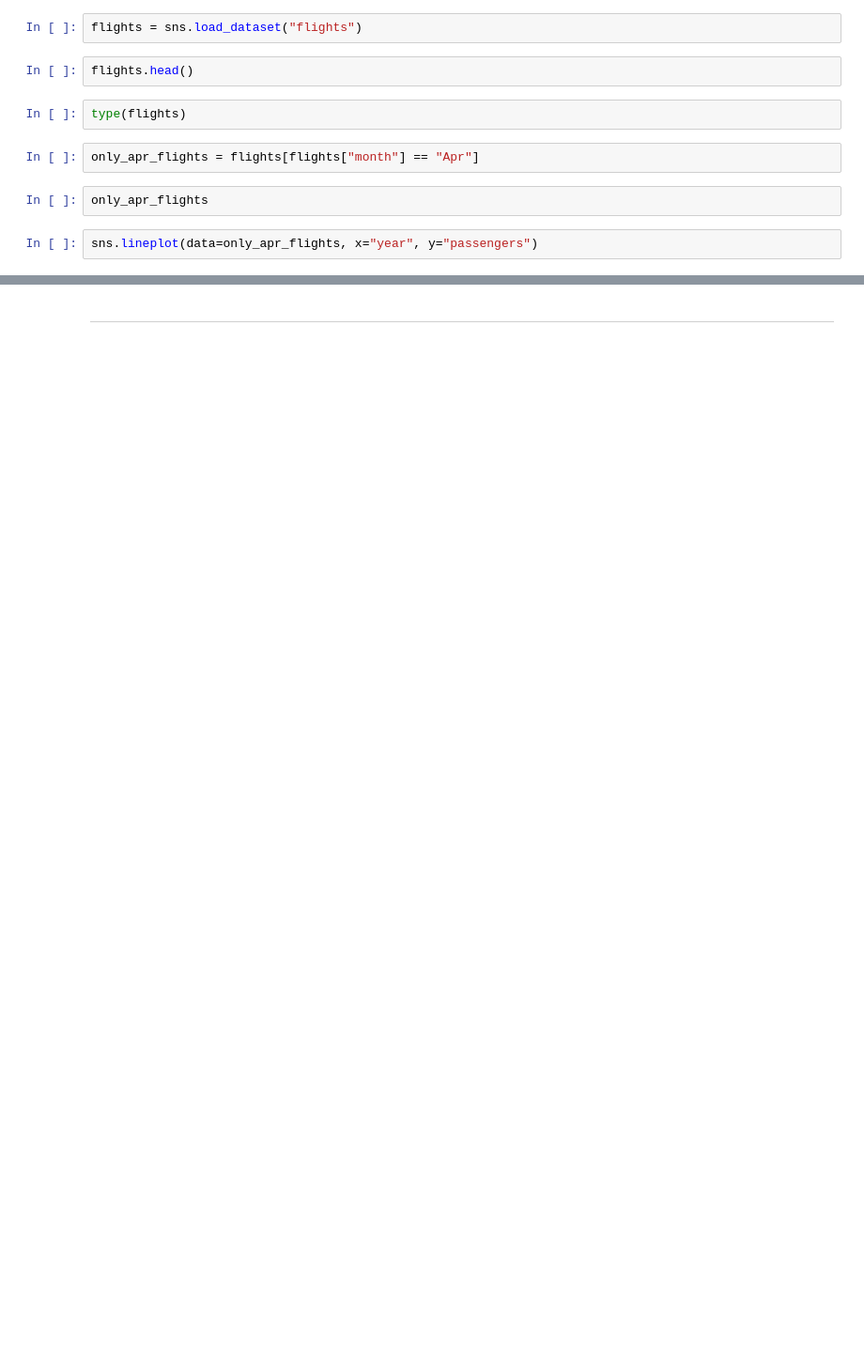
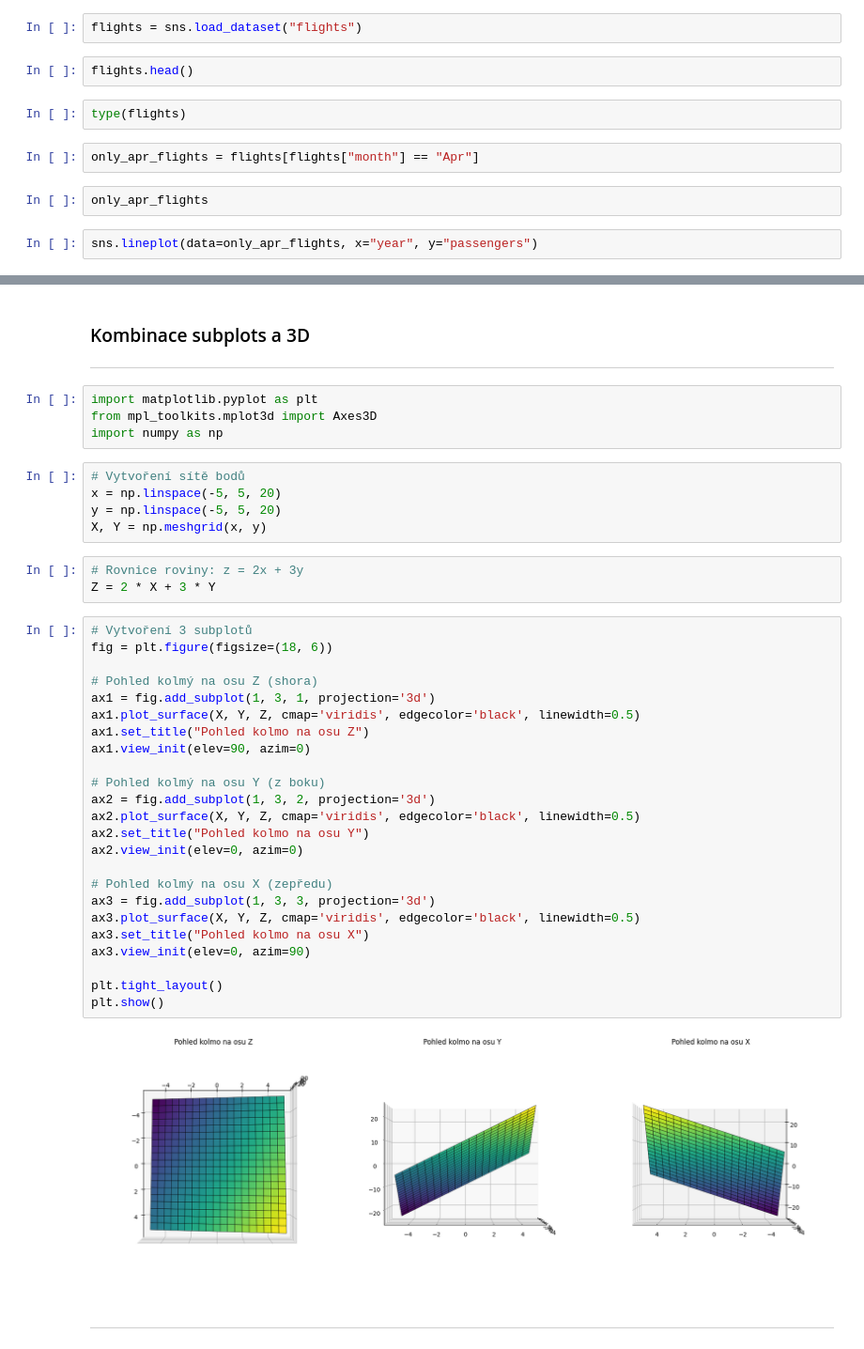
Before and after one commit to Bralor/python-data-2024, a Jupyter notebook: shared/notebooks/lesson07_eop.ipynb, the cells around one changed output, grey strips where cells are left out. Shown at 94% size. Saved outputs shown, nothing was run; the diff lists cells and outputs as text; blank space fills up the shorter version.

```diff
--- a/shared/notebooks/lesson07_eop.ipynb
+++ b/shared/notebooks/lesson07_eop.ipynb
@@ -2106,2 +2206,43 @@ plt.show()
+# %% [markdown]
+### Kombinace subplots a 3D
+---
+# %%
+import matplotlib.pyplot as plt
+from mpl_toolkits.mplot3d import Axes3D
+import numpy as np
+# %%
+# Vytvoření sítě bodů
+x = np.linspace(-5, 5, 20)
+y = np.linspace(-5, 5, 20)
+X, Y = np.meshgrid(x, y)
+# %%
+# Rovnice roviny: z = 2x + 3y
+Z = 2 * X + 3 * Y
+# %%
+# Vytvoření 3 subplotů
+fig = plt.figure(figsize=(18, 6))
+
+# Pohled kolmý na osu Z (shora)
+ax1 = fig.add_subplot(1, 3, 1, projection='3d')
+ax1.plot_surface(X, Y, Z, cmap='viridis', edgecolor='black', linewidth=0.5)
+ax1.set_title("Pohled kolmo na osu Z")
+ax1.view_init(elev=90, azim=0)
+
+# Pohled kolmý na osu Y (z boku)
+ax2 = fig.add_subplot(1, 3, 2, projection='3d')
+ax2.plot_surface(X, Y, Z, cmap='viridis', edgecolor='black', linewidth=0.5)
+ax2.set_title("Pohled kolmo na osu Y")
+ax2.view_init(elev=0, azim=0)
+
+# Pohled kolmý na osu X (zepředu)
+ax3 = fig.add_subplot(1, 3, 3, projection='3d')
+ax3.plot_surface(X, Y, Z, cmap='viridis', edgecolor='black', linewidth=0.5)
+ax3.set_title("Pohled kolmo na osu X")
+ax3.view_init(elev=0, azim=90)
+
+plt.tight_layout()
+plt.show()
+# %% [output]
+[figure, added]
 # %% [markdown]
 ---
```
Also changed, not shown: parts of 42 cells of this notebook.
